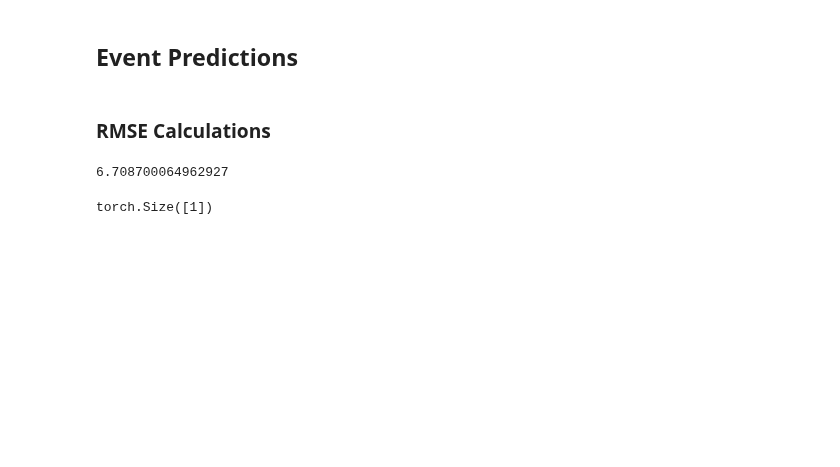
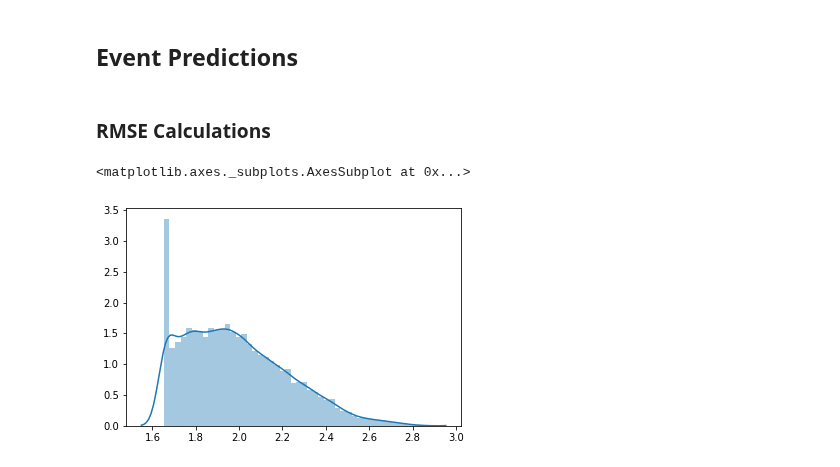
Before and after one commit to yamacisik/gated_kernel_tpp, a Jupyter notebook: dev_notebook.ipynb, the cells around one changed output. Saved outputs shown, nothing was run; the diff lists cells and outputs as text; code cells hidden in the pictures; blank space fills up the shorter version.

```diff
--- a/dev_notebook.ipynb
+++ b/dev_notebook.ipynb
@@ -137,13 +108,18 @@ plt.plot(t,alpha)
 # %%
 last_errors = []
 all_errors = []
-
+all_predictions = []
+all_arrivals = []
 for batch in testloader:
 
 
     event_type = batch[2]
     event_time = batch[0]
     arrival_time = batch[1]
+
+    event_time, arrival_time, event_type,_ = map(lambda x: x.to(device), batch)
+
+
     predicted_times = model(event_type,event_time)
 
 
@@ -153,18 +129,19 @@ for batch in testloader:
     for idx in last_event_index:
         last_errors.append(errors[seq_index][idx].unsqueeze(-1))
         all_errors.append(errors[seq_index][:idx+1])
-
+        all_predictions.append(predicted_times[:, :-1][:idx+1].squeeze(0))
+        all_arrivals.append(arrival_time[:, :-1][:idx+1].squeeze(0))
 last_errors = torch.cat(last_errors)
 last_RMSE =(last_errors**2).mean().sqrt()
+
+all_predictions = torch.cat(all_predictions)
+all_arrivals = torch.cat(all_arrivals)
 
 
 all_errors = torch.cat(all_errors)
 all_RMSE = (all_errors**2).mean().sqrt()
-
-RMSE
-# %% [output]
-6.708700064962927
-# %%
-last_errors[0].unsqueeze(-1).shape
-# %% [output]
-torch.Size([1])
+# %%
+sns.distplot(all_predictions.cpu().detach())
+# %% [output]
+<matplotlib.axes._subplots.AxesSubplot at 0x...>
+[figure, added]
```
Also changed, not shown: parts of 24 cells of this notebook, 4 other files.
